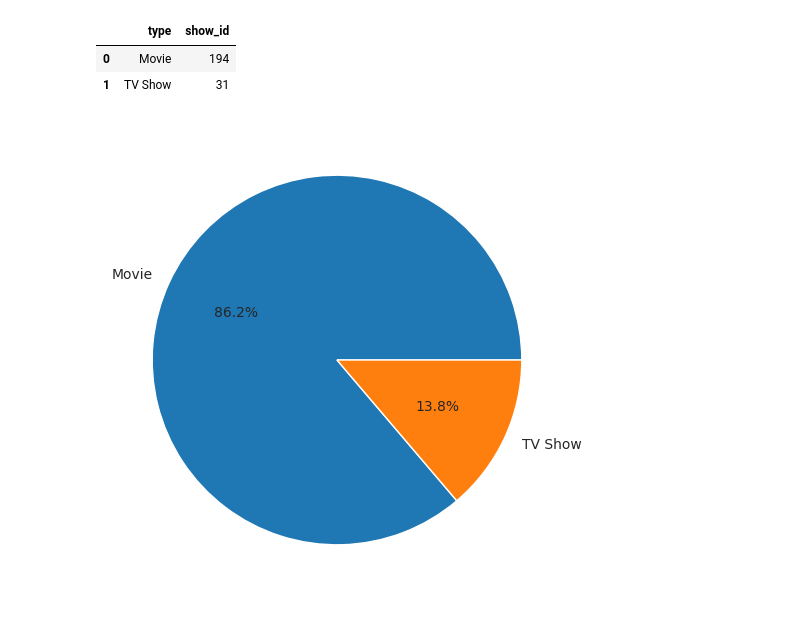
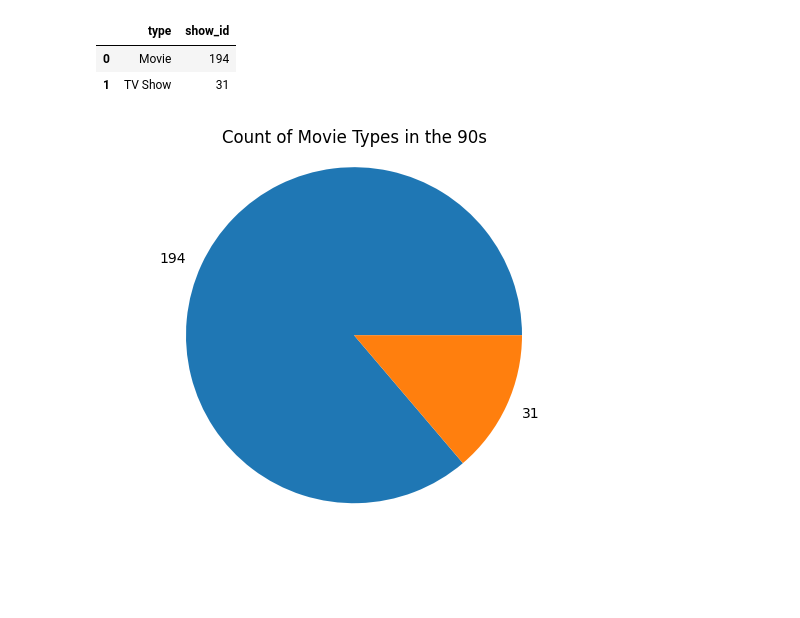
Before and after one commit to RezSah/RezSah.github.io, a Jupyter notebook: Untitled25.ipynb, the cells around one changed output. Drawn from its saved outputs; the diff is of its cells as text; code cells hidden in the pictures; blank space fills up the shorter version.

```diff
--- a/Untitled25.ipynb
+++ b/Untitled25.ipynb
@@ -172,12 +168,13 @@ type_of_film.columns = ['type','count_type_of_film']
-# %%
-data = {
-    'show_id': movies_1990s['show_id'],
-    'type': movies_1990s['type']
-}
-type_percentages = (type_counts / type_counts.sum()) * 100
-sns.set_style("whitegrid") # Set style for chart
-plt.figure(figsize=(6,6)) # Set figure size
-plt.pie(type_counts, autopct='%1.1f%%', labels=type_percentages.index) # Create pie chart
-plt.show()
-# %% [output]
-[figure, removed]
+# %%
+type_counts = movies_1990s.groupby('type')['show_id'].count()
+categories = movies_1990s.groupby('type')['show_id'].count()
+values = movies_1990s.groupby('type')['show_id'].count().values
+
+plt.pie(values, labels=categories)  # No autopct for percentages
+
+# Display the raw sizes as labels
+plt.title('Count of Movie Types in the 90s')
+plt.axis('equal')
+plt.show()
+# %% [output]
+[figure, added]
```
Also changed, not shown: parts of 13 cells of this notebook.
